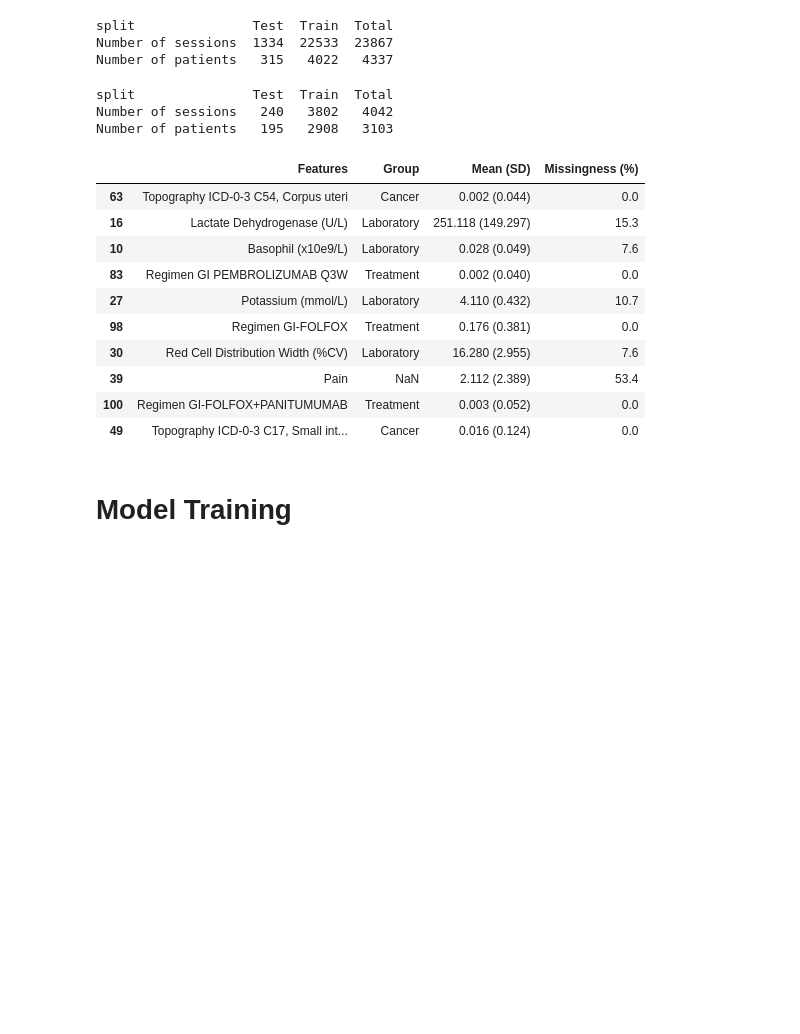
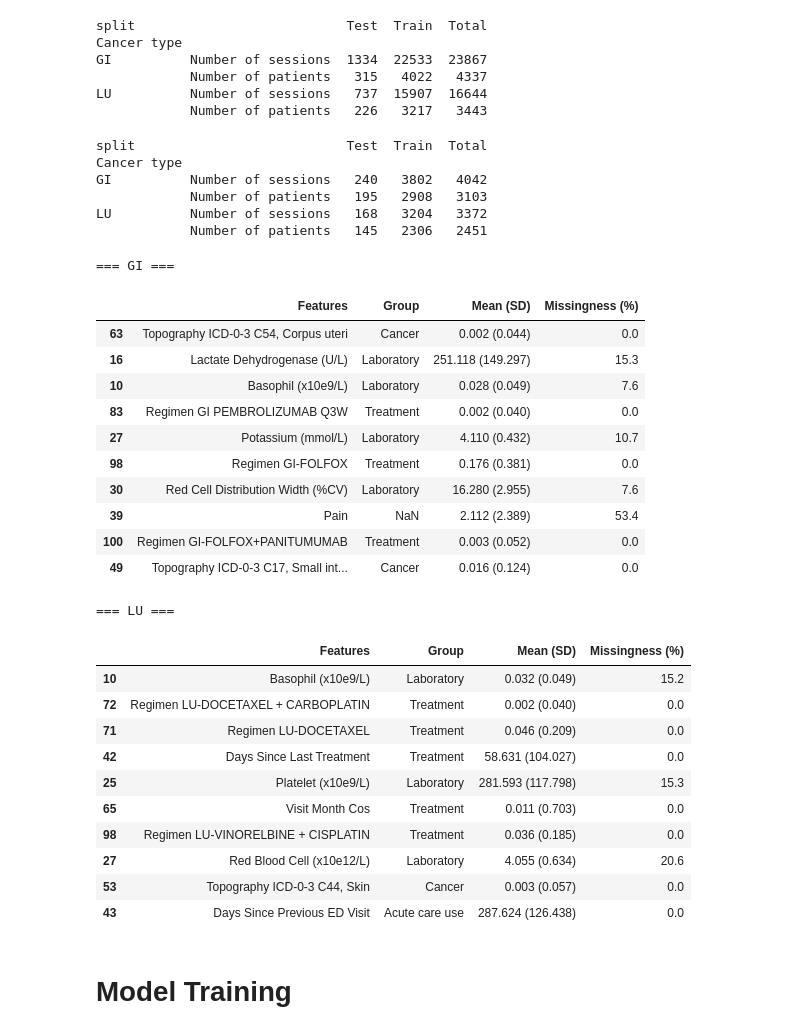
Before and after one commit to ml4oncology/model-deployer, a Jupyter notebook: src/training/notebooks/model_deployment_training.ipynb, the cells around one changed output. Cells and saved outputs as stored; diff of their text form; code cells hidden in the pictures; blank space fills up the shorter version.

```diff
--- a/src/training/notebooks/model_deployment_training.ipynb
+++ b/src/training/notebooks/model_deployment_training.ipynb
@@ -110,43 +143,74 @@ assert set(metainfo_train['mrn'].unique()) & set(metainfo_test['mrn'].unique())
 # %%
-count = pd.DataFrame({
-    'Number of sessions': metainfo.groupby('split').apply(len, include_groups=False),
-    'Number of patients': metainfo.groupby('split')['mrn'].nunique()}
-).T
-count['Total'] = count.sum(axis=1)
-print(f'\n{count.to_string()}')
+count_by_type = {}
+for cancer_type in cancer_types:
+    count = pd.DataFrame({
+        'Number of sessions': metainfo_by_type[cancer_type].groupby('split').apply(len, include_groups=False),
+        'Number of patients': metainfo_by_type[cancer_type].groupby('split')['mrn'].nunique()}
+    ).T
+    count['Total'] = count.sum(axis=1)
+    count_by_type[cancer_type] = count
+print(f'\n{pd.concat(count_by_type, names=["Cancer type", None]).to_string()}')
 # %% [output]
-split               Test  Train  Total
-Number of sessions  1334  22533  23867
-Number of patients   315   4022   4337
+split                           Test  Train  Total
+Cancer type
+GI          Number of sessions  1334  22533  23867
+            Number of patients   315   4022   4337
+LU          Number of sessions   737  15907  16644
+            Number of patients   226   3217   3443
 # %%
-mask = X['cycle_number'] == X_train['cycle_number'].min()
-count = pd.DataFrame({
-    'Number of sessions': metainfo[mask].groupby('split').apply(len, include_groups=False),
-    'Number of patients': metainfo[mask].groupby('split')['mrn'].nunique()}
-).T
-count['Total'] = count.sum(axis=1)
-print(f'\n{count.to_string()}')
+count_by_type = {}
+for cancer_type in cancer_types:
+    mask = X_by_type[cancer_type]['cycle_number'] == X_train_by_type[cancer_type]['cycle_number'].min()
+    count = pd.DataFrame({
+        'Number of sessions': metainfo_by_type[cancer_type][mask].groupby('split').apply(len, include_groups=False),
+        'Number of patients': metainfo_by_type[cancer_type][mask].groupby('split')['mrn'].nunique()}
+    ).T
+    count['Total'] = count.sum(axis=1)
+    count_by_type[cancer_type] = count
+print(f'\n{pd.concat(count_by_type, names=["Cancer type", None]).to_string()}')
 # %% [output]
-split               Test  Train  Total
-Number of sessions   240   3802   4042
-Number of patients   195   2908   3103
+split                           Test  Train  Total
+Cancer type
+GI          Number of sessions   240   3802   4042
+            Number of patients   195   2908   3103
+LU          Number of sessions   168   3204   3372
+            Number of patients   145   2306   2451
 # %%
 # Feature Characteristics
-x = prep.ohe.encode(df.loc[X_train.index].copy(), verbose=False) # get original (non-normalized, non-imputed) data one-hot encoded
-x = x[[col for col in x.columns if not (col in metainfo.columns or col.startswith('target'))]]
-feature_summary(x, save_path=f'./deployment/feature_summary_ED_clinic_anchored.csv').sample(10, random_state=42)
+for cancer_type in cancer_types:
+    prep = prep_by_type[cancer_type]
+    X_train = X_train_by_type[cancer_type]
+    metainfo_train = metainfo_train_by_type[cancer_type]
+    # get original (non-normalized, non-imputed) data one-hot encoded
+    x = prep.ohe.encode(df_train_by_type[cancer_type].loc[X_train.index].copy(), verbose=False)
+    x = x[[col for col in x.columns if not (col in metainfo_train.columns or col.startswith('target'))]]
+    print(f'\n=== {cancer_type} ===')
+    display(feature_summary(x, save_path=f'./deployment/feature_summary_ED_clinic_anchored_{cancer_type}.csv').sample(10, random_state=42))
 # %% [output]
+=== GI ===
 |  | Features | Group | Mean (SD) | Missingness (%) |
 | 63 | Topography ICD-0-3 C54, Corpus uteri | Cancer | 0.002 (0.044) | 0.0 |
 | 16 | Lactate Dehydrogenase (U/L) | Laboratory | 251.118 (149.297) | 15.3 |
 | 10 | Basophil (x10e9/L) | Laboratory | 0.028 (0.049) | 7.6 |
 | 83 | Regimen GI PEMBROLIZUMAB Q3W | Treatment | 0.002 (0.040) | 0.0 |
 | 27 | Potassium (mmol/L) | Laboratory | 4.110 (0.432) | 10.7 |
 | 98 | Regimen GI-FOLFOX | Treatment | 0.176 (0.381) | 0.0 |
 | 30 | Red Cell Distribution Width (%CV) | Laboratory | 16.280 (2.955) | 7.6 |
 | 39 | Pain | NaN | 2.112 (2.389) | 53.4 |
 | 100 | Regimen GI-FOLFOX+PANITUMUMAB | Treatment | 0.003 (0.052) | 0.0 |
 | 49 | Topography ICD-0-3 C17, Small int... | Cancer | 0.016 (0.124) | 0.0 |
+=== LU ===
+|  | Features | Group | Mean (SD) | Missingness (%) |
+| 10 | Basophil (x10e9/L) | Laboratory | 0.032 (0.049) | 15.2 |
+| 72 | Regimen LU-DOCETAXEL + CARBOPLATIN | Treatment | 0.002 (0.040) | 0.0 |
+| 71 | Regimen LU-DOCETAXEL | Treatment | 0.046 (0.209) | 0.0 |
+| 42 | Days Since Last Treatment | Treatment | 58.631 (104.027) | 0.0 |
+| 25 | Platelet (x10e9/L) | Laboratory | 281.593 (117.798) | 15.3 |
+| 65 | Visit Month Cos | Treatment | 0.011 (0.703) | 0.0 |
+| 98 | Regimen LU-VINORELBINE + CISPLATIN | Treatment | 0.036 (0.185) | 0.0 |
+| 27 | Red Blood Cell (x10e12/L) | Laboratory | 4.055 (0.634) | 20.6 |
+| 53 | Topography ICD-0-3 C44, Skin | Cancer | 0.003 (0.057) | 0.0 |
+| 43 | Days Since Previous ED Visit | Acute care use | 287.624 (126.438) | 0.0 |
 # %% [markdown]
 # Model Training
 # %%
```
Also changed, not shown: parts of 15 cells of this notebook, 3 other files.
